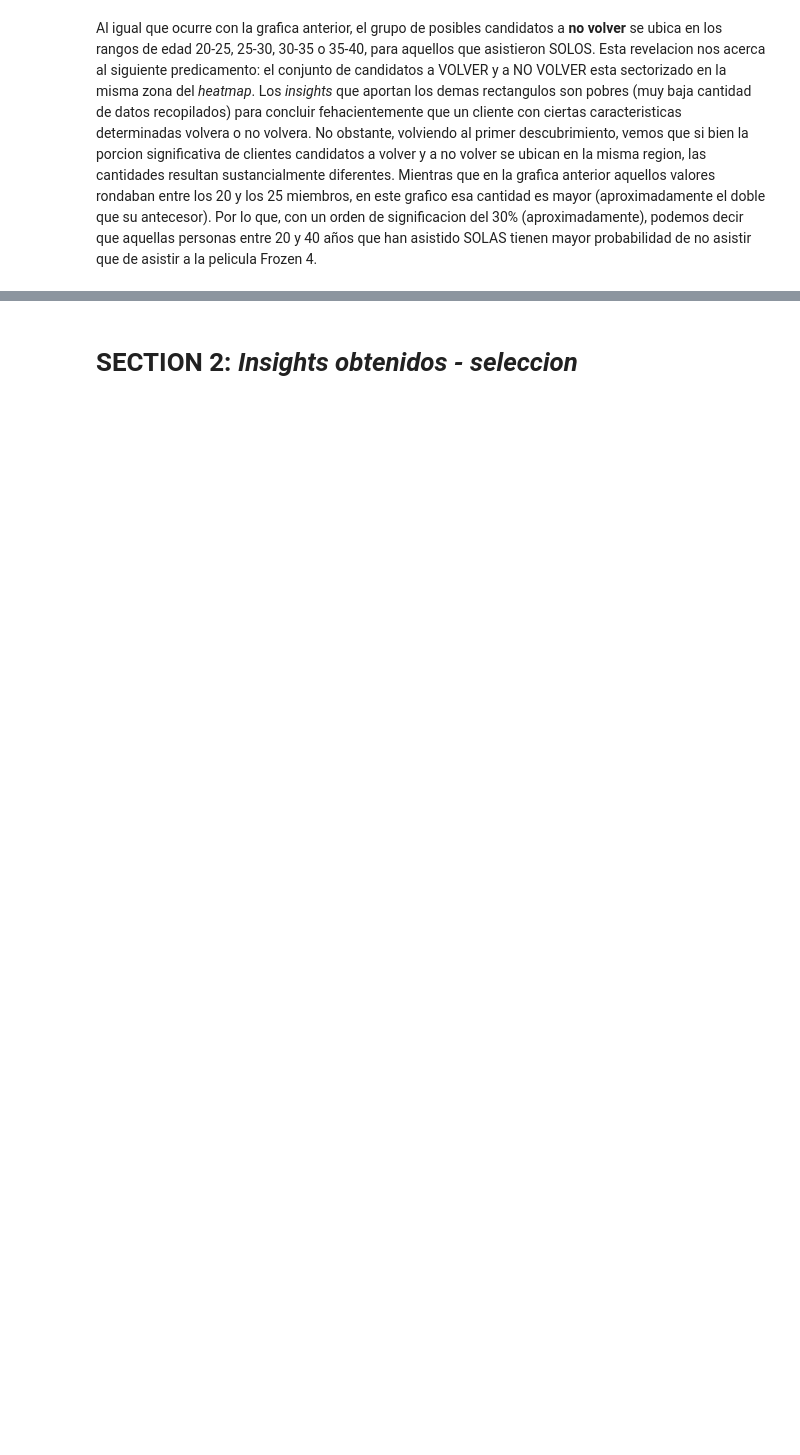
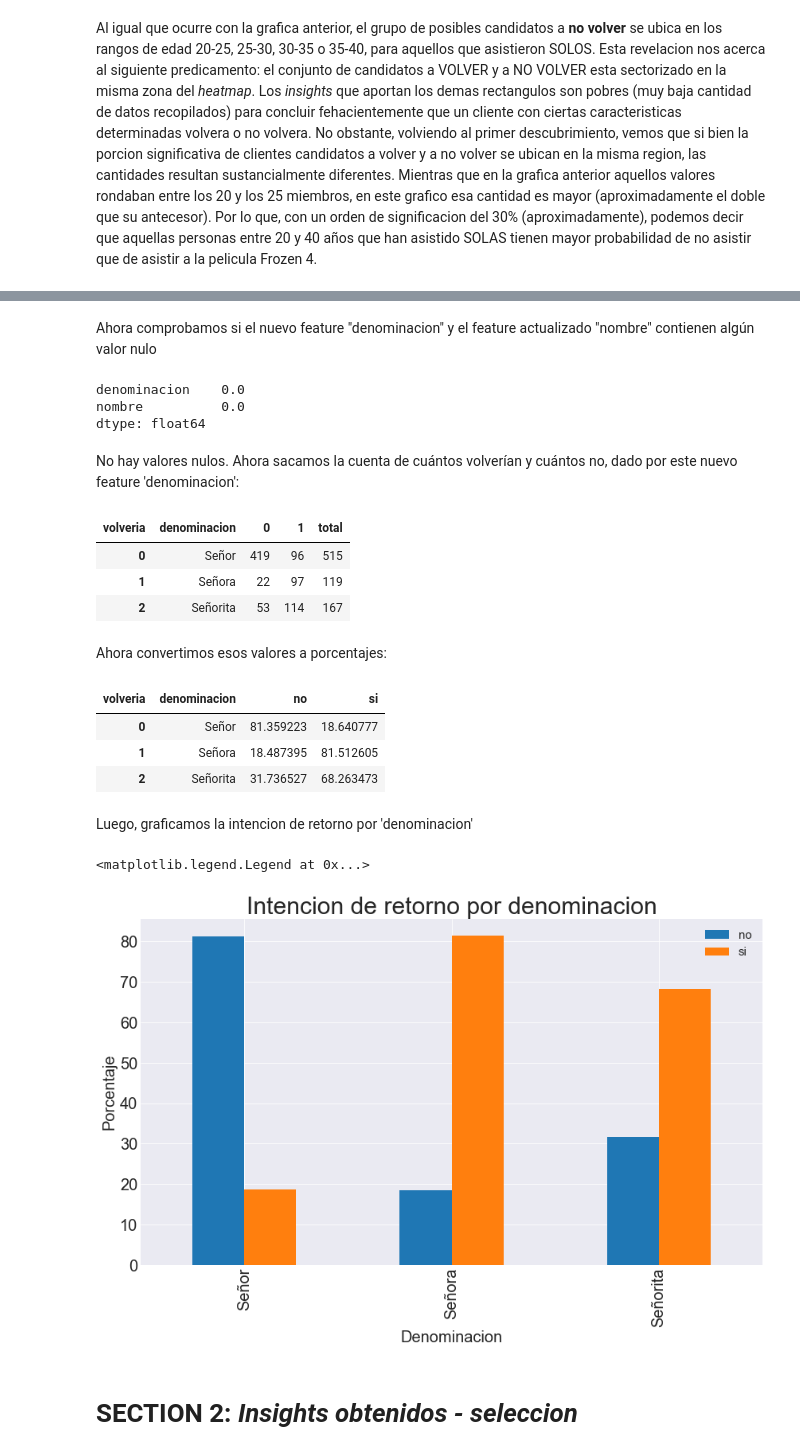
Before and after one commit to lionelguglielmone/OrgaDeCompusTP, a Jupyter notebook: tp1_main.ipynb, the cells around one changed output, grey strips where cells are left out. Cells and saved outputs as stored; diff of their text form; code cells hidden in the pictures; blank space fills up the shorter version.

```diff
--- a/tp1_main.ipynb
+++ b/tp1_main.ipynb
@@ -1456,0 +1462,5 @@ Al igual que ocurre con la grafica anterior, el grupo de posibles candidatos a *
+# %%
+df_denom_nombre = pd.DataFrame(df_features_target.nombre.str.split(' ',1).tolist(), columns = ['denominacion','nombre'])
+df_features_target['nombre'] = df_denom_nombre['nombre']
+df_features_target.insert(1,'denominacion',df_denom_nombre['denominacion'])
+df_features_target
@@ -1457,3 +1486,50 @@ Al igual que ocurre con la grafica anterior, el grupo de posibles candidatos a *
+# %% [markdown]
+Ahora comprobamos si el nuevo feature "denominacion" y el feature actualizado "nombre" contienen algún valor nulo
+# %%
+df_NaN_Values = df_denom_nombre.isnull().mean() * 100
+df_NaN_Values
+# %% [output]
+denominacion    0.0
+nombre          0.0
+dtype: float64
+# %% [markdown]
+No hay valores nulos.
+Ahora sacamos la cuenta de cuántos volverían y cuántos no, dado por este nuevo feature 'denominacion':
+# %%
+df_denom_vs_target = pd.crosstab(df_features_target['denominacion'],df_features_target['volveria']).reset_index()
+df_denom_vs_target['total'] = df_denom_vs_target [0] + df_denom_vs_target [1]
+df_denom_vs_target
+# %% [output]
+| volveria | denominacion | 0 | 1 | total |
+| 0 | Señor | 419 | 96 | 515 |
+| 1 | Señora | 22 | 97 | 119 |
+| 2 | Señorita | 53 | 114 | 167 |
+# %% [markdown]
+Ahora convertimos esos valores a porcentajes:
+# %%
+# Convertimos valores a porcentajes
+df_denom_vs_target ['no'] = (df_denom_vs_target [0])*100/(df_denom_vs_target['total'])
+df_denom_vs_target ['si'] = (df_denom_vs_target [1])*100/(df_denom_vs_target['total'])
+del df_denom_vs_target[0]
+del df_denom_vs_target[1]
+del df_denom_vs_target['total']
+df_denom_vs_target
+# %% [output]
+| volveria | denominacion | no | si |
+| 0 | Señor | 81.359223 | 18.640777 |
+| 1 | Señora | 18.487395 | 81.512605 |
+| 2 | Señorita | 31.736527 | 68.263473 |
+# %% [markdown]
+Luego, graficamos la intencion de retorno por 'denominacion'
+# %%
+ax = df_denom_vs_target.plot.bar(figsize = (14,8), fontsize = 20, x='denominacion')
+ax.set_xlabel('Denominacion', fontsize = 20)
+ax.set_ylabel('Porcentaje', fontsize = 20)
+ax.set_title('Intencion de retorno por denominacion', fontsize = 30)
+ax.legend(fontsize = 15)
+# %% [output]
+<matplotlib.legend.Legend at 0x...>
+[figure, added]
 # %% [markdown]
 # SECTION 2: *Insights obtenidos - seleccion*
 # %% [markdown]
```
Also changed, not shown: parts of 30 cells of this notebook.
